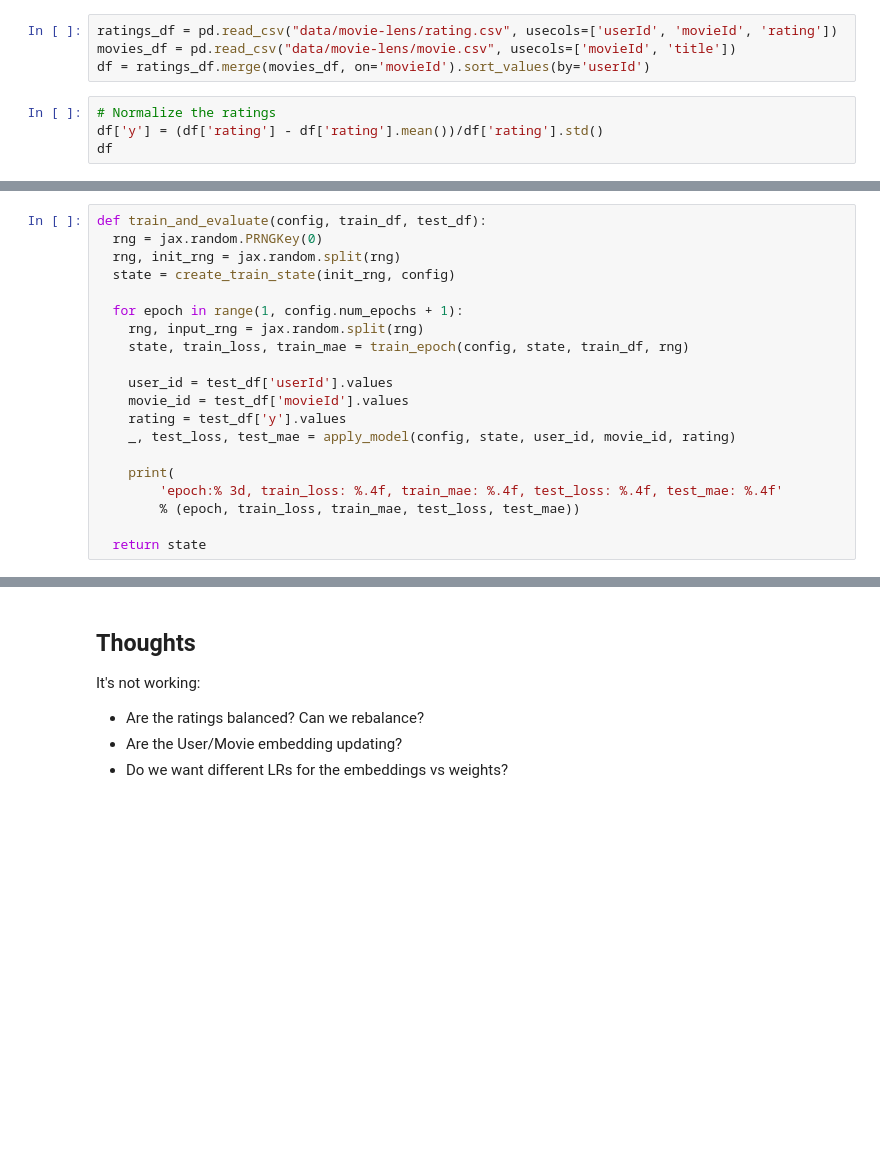
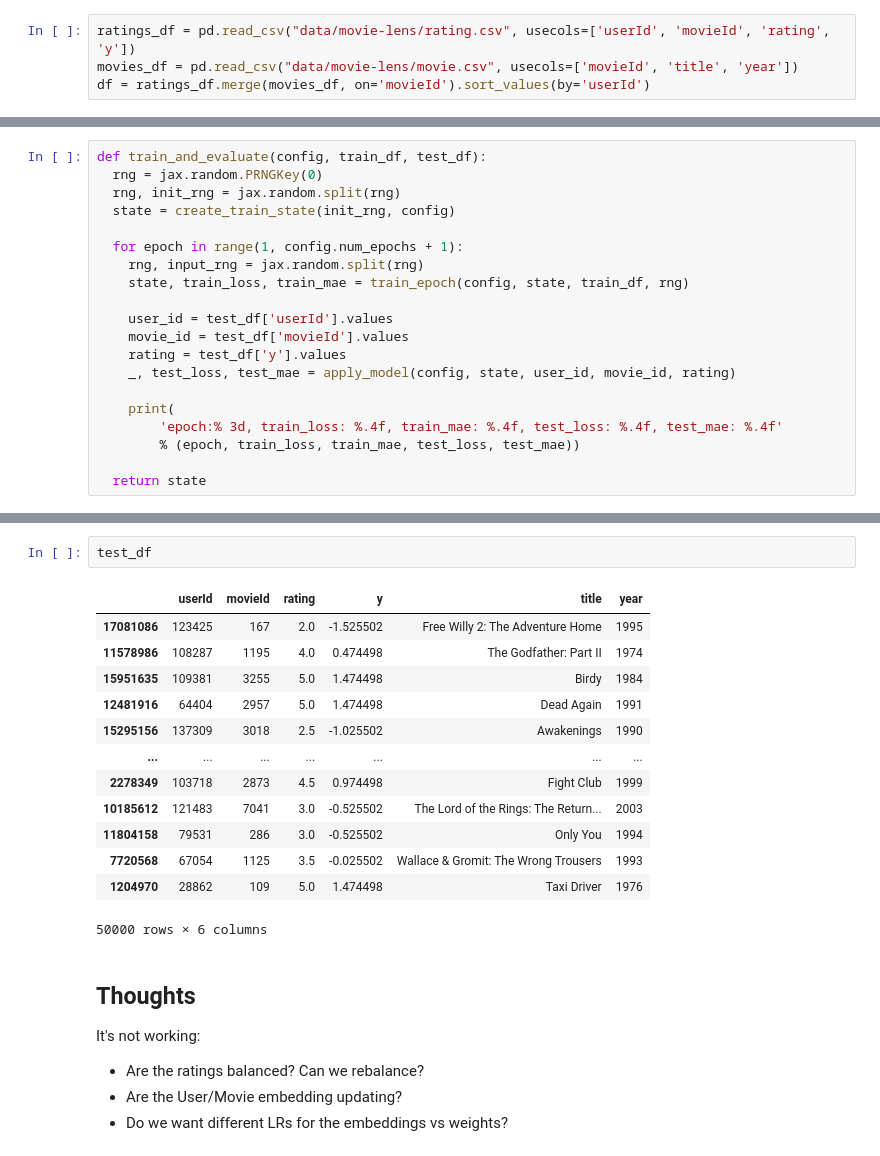
Before and after one commit to JoshVarty/LearningJax, a Jupyter notebook: 02_MovieLens.ipynb, the cells around one changed output, grey strips where cells are left out. Saved outputs shown, nothing was run; the diff lists cells and outputs as text; blank space fills up the shorter version.

```diff
--- a/02_MovieLens.ipynb
+++ b/02_MovieLens.ipynb
@@ -18,10 +18,6 @@ from flax import struct
 from flax import linen as nn
 from flax.training import train_state
 # %%
-ratings_df = pd.read_csv("data/movie-lens/rating.csv", usecols=['userId', 'movieId', 'rating'])
-movies_df = pd.read_csv("data/movie-lens/movie.csv", usecols=['movieId', 'title'])
+ratings_df = pd.read_csv("data/movie-lens/rating.csv", usecols=['userId', 'movieId', 'rating', 'y'])
+movies_df = pd.read_csv("data/movie-lens/movie.csv", usecols=['movieId', 'title', 'year'])
 df = ratings_df.merge(movies_df, on='movieId').sort_values(by='userId')
-# %%
-# Normalize the ratings
-df['y'] = (df['rating'] - df['rating'].mean())/df['rating'].std()
-df
@@ -347,3 +295,19 @@ DeviceArray([[-0.00026448],
+# %%
+test_df
+# %% [output]
+|  | userId | movieId | rating | y | title | year |
+| 17081086 | 123425 | 167 | 2.0 | -1.525502 | Free Willy 2: The Adventure Home | 1995 |
+| 11578986 | 108287 | 1195 | 4.0 | 0.474498 | The Godfather: Part II | 1974 |
+| 15951635 | 109381 | 3255 | 5.0 | 1.474498 | Birdy | 1984 |
+| 12481916 | 64404 | 2957 | 5.0 | 1.474498 | Dead Again | 1991 |
+| 15295156 | 137309 | 3018 | 2.5 | -1.025502 | Awakenings | 1990 |
+| ... | ... | ... | ... | ... | ... | ... |
+| 2278349 | 103718 | 2873 | 4.5 | 0.974498 | Fight Club | 1999 |
+| 10185612 | 121483 | 7041 | 3.0 | -0.525502 | The Lord of the Rings: The Return... | 2003 |
+| 11804158 | 79531 | 286 | 3.0 | -0.525502 | Only You | 1994 |
+| 7720568 | 67054 | 1125 | 3.5 | -0.025502 | Wallace & Gromit: The Wrong Trousers | 1993 |
+| 1204970 | 28862 | 109 | 5.0 | 1.474498 | Taxi Driver | 1976 |
+50000 rows × 6 columns
 # %% [markdown]
 ## Thoughts
 
```
Also changed, not shown: parts of 26 cells of this notebook.
